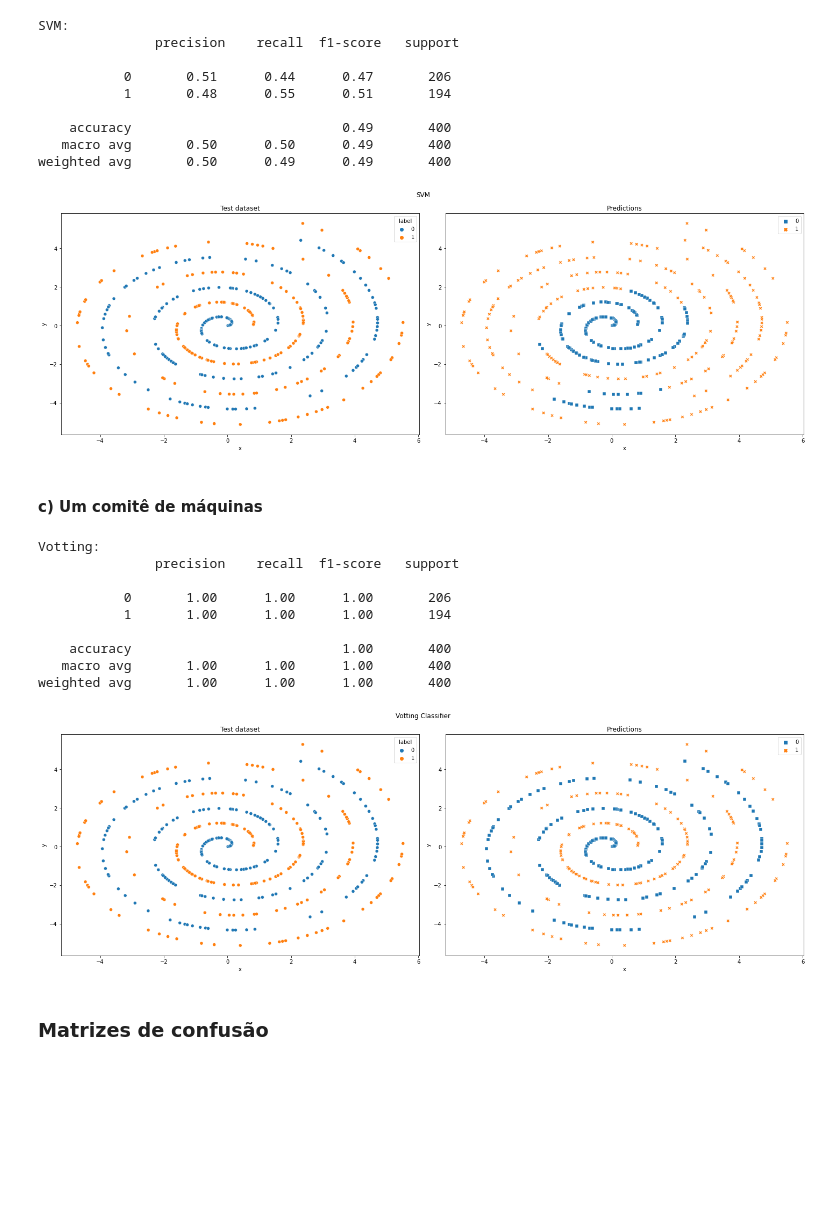
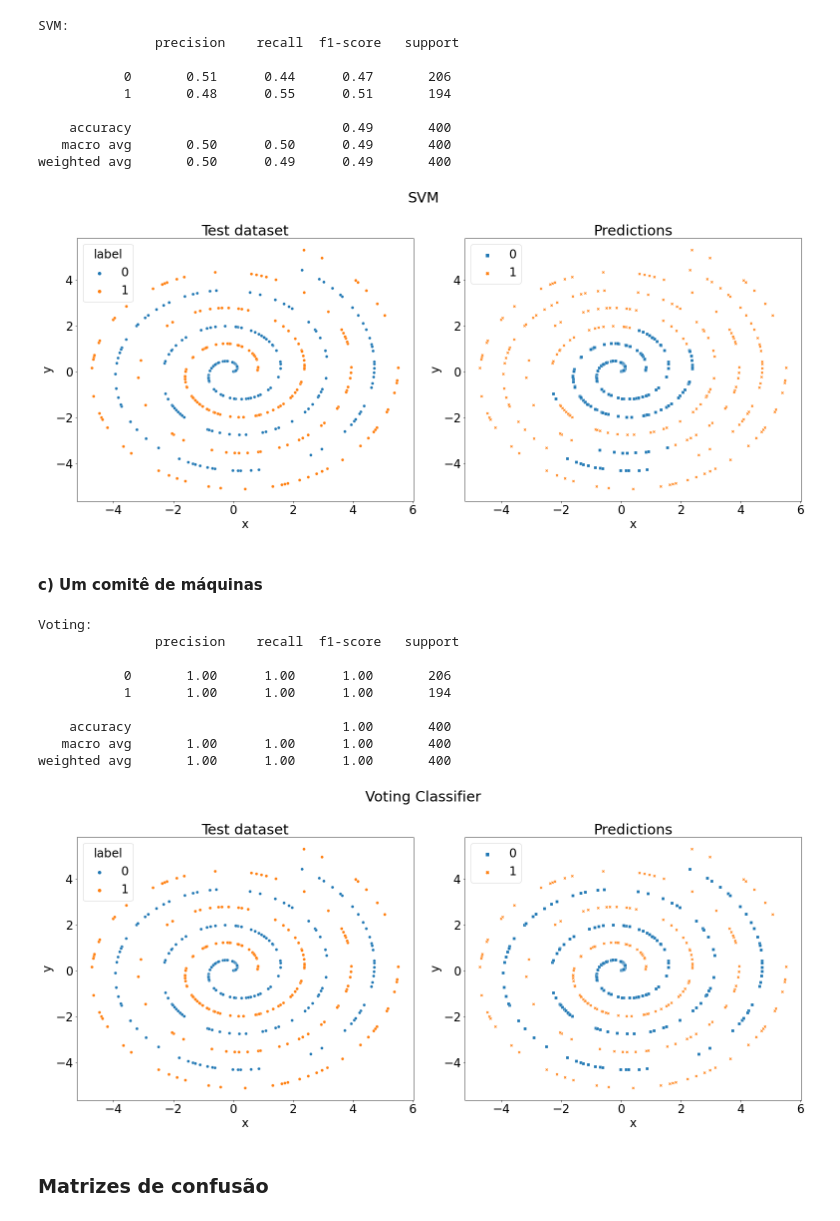
Before and after one commit to angelomarcelino/machine_learning, a Jupyter notebook: q3_espirals.ipynb, the cells around one changed output. Saved outputs shown, nothing was run; the diff lists cells and outputs as text; code cells hidden in the pictures; blank space fills up the shorter version.

```diff
--- a/q3_espirals.ipynb
+++ b/q3_espirals.ipynb
@@ -22,6 +22,7 @@ theta = np.linspace(0, 20, 1000)
 x1, y1 = ((theta/4)*np.cos(theta), (theta/4)*np.sin(theta))
 x2, y2 = (((theta/4)+.8)*np.cos(theta), ((theta/4)+.8)*np.sin(theta))
 
+plt.rcParams.update({'font.size': 24})
 fig, axes = plt.subplots(figsize=(18, 10))
 
 axes.scatter(x1, y1, s=50, label='Classe 0')
@@ -202,7 +206,7 @@ weighted avg       1.00      1.00      1.00       400
 import seaborn as sns
 
 def test_plot(y_pred, clf):
-    fig, axes = plt.subplots(ncols=2, figsize=(20, 7))
+    fig, axes = plt.subplots(ncols=2, figsize=(22, 10))
 
     fig.suptitle(clf)
 
@@ -259,7 +263,7 @@ weighted avg       0.50      0.49      0.49       400
 # %%
 test_plot(y_pred_svm, 'SVM')
 # %% [output]
-[figure, old version]
+[figure, new version]
 # %% [markdown]
 #### c) Um comitê de máquinas
 # %%
@@ -287,7 +291,7 @@ extra_tree = ExtraTreesClassifier(
     n_jobs=-1
 )
 
-votting = VotingClassifier(
+voting = VotingClassifier(
     estimators=[
         ('rf', rf),
         ('xboost', xboost),
@@ -296,13 +300,13 @@ votting = VotingClassifier(
     voting='hard'
 )
 
-votting.fit(x_train, y_train)
+voting.fit(x_train, y_train)
 
-y_pred_votting = votting.predict(x_test.drop(['x', 'y'], axis=1))
+y_pred_voting = voting.predict(x_test.drop(['x', 'y'], axis=1))
 
-print('Votting:\n', classification_report(y_test, y_pred_votting))
+print('Voting:\n', classification_report(y_test, y_pred_voting))
 # %% [output]
-Votting:
+Voting:
                precision    recall  f1-score   support
 
            0       1.00      1.00      1.00       206
@@ -312,9 +316,9 @@ Votting:
    macro avg       1.00      1.00      1.00       400
 weighted avg       1.00      1.00      1.00       400
 # %%
-test_plot(y_pred_votting, 'Votting Classifier')
+test_plot(y_pred_voting, 'Voting Classifier')
 # %% [output]
-[figure, old version]
+[figure, new version]
 # %% [markdown]
 ### Matrizes de confusão
 # %%
```
Also changed, not shown: parts of 8 cells of this notebook.
